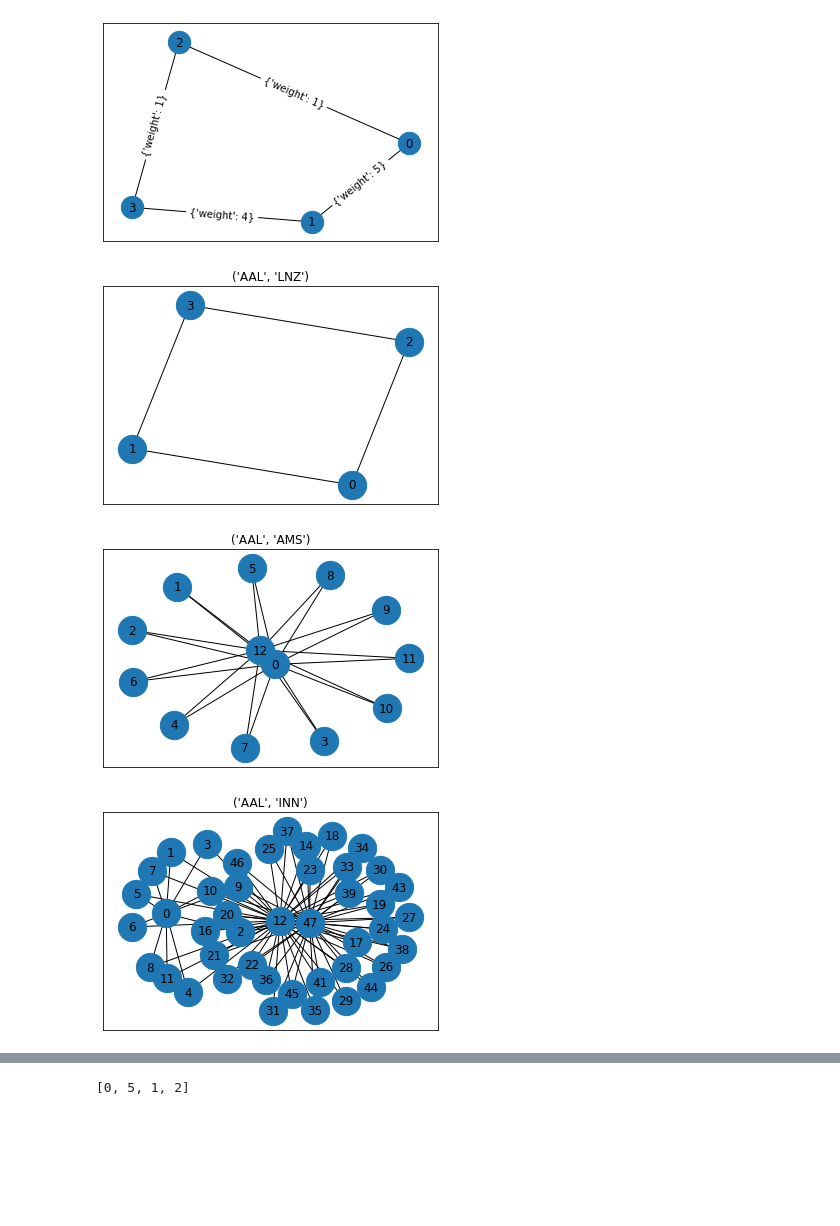
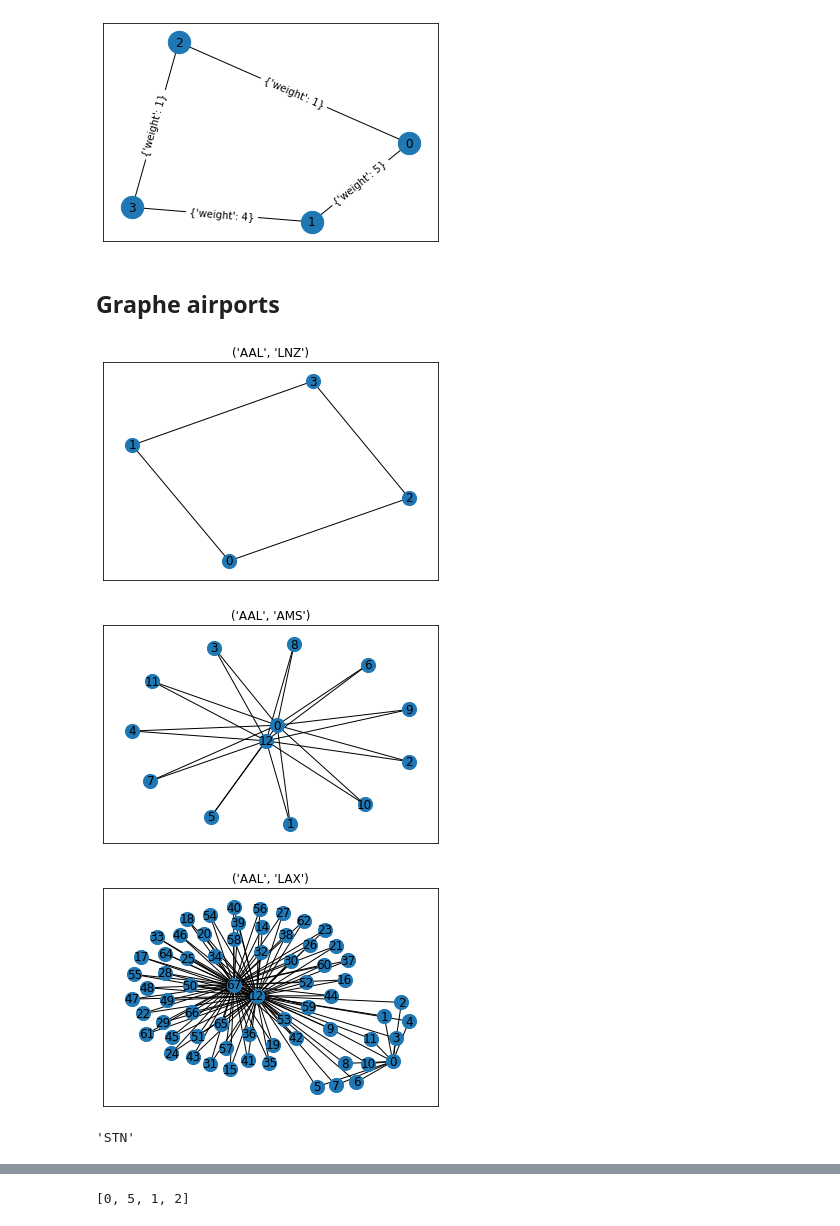
Before and after one commit to annevogel13/lifradaravion, a Jupyter notebook: NotebooksAnne/correspondance(1).ipynb, the cells around one changed output, grey strips where cells are left out. Saved outputs shown, nothing was run; the diff lists cells and outputs as text; code cells hidden in the pictures; blank space fills up the shorter version.

```diff
--- a/NotebooksAnne/correspondance(1).ipynb
+++ b/NotebooksAnne/correspondance(1).ipynb
@@ -97,4 +100,6 @@ nx.draw_networkx_edge_labels(G, pos)
 plt.show()
 # %% [output]
 [figure]
+# %% [markdown]
+##  Graphe airports
 # %%
@@ -128,36 +131,41 @@ def creation_edges(listConnections, graphe, listReference, code1, code2):
 def dessiner_graphe(nom_graphe, code1, code2):
  #spring_layout, shell_layout
     pos = nx.fruchterman_reingold_layout(nom_graphe)
-    nx.draw_networkx_nodes(nom_graphe, pos, node_size = 800)
+    nx.draw_networkx_nodes(nom_graphe, pos, node_size = 200)
     nx.draw_networkx_edges(nom_graphe,pos, edgelist= nom_graphe.edges(), edge_color='black')
     nx.draw_networkx_labels(nom_graphe, pos)
+    plt.autoscale()
     plt.title((code1,code2))
-    #nx.draw_networkx_edge_labels(nom_graphe, pos)
+    #nx.draw_networkx_edge_labels(nom_graphe, pos) # afficher le weight
 
     plt.show()
 # %%
 # werkt voor 'AAL' naar 'LNZ'
 list1 = correspondance_1airport_int('AAL', 'LNZ')
 graphe_test = nx.Graph()
 creation_edges(list1, graphe_test, [], 'AAL', 'LNZ')
 dessiner_graphe(graphe_test, 'AAL', 'LNZ')
 
 # test 2 'LYS' 'AMS'
 graphe_test2 = nx.Graph()
 creation_edges(correspondance_1airport_int('AAL', 'AMS'), graphe_test2, [], 'AAL', 'AMS')
 dessiner_graphe(graphe_test2,'AAL', 'AMS')
 
 # test 3
 graphe_test3 = nx.Graph()
-graphe_test4 = nx.Graph()
+
 list_test3 = creation_edges(correspondance_1airport_int('AAL', 'AMS'), graphe_test3, [], 'AAL', 'AMS')
-creation_edges(correspondance_1airport_int('AMS', 'INN'), graphe_test3, list_test3, 'AMS', 'INN')
+# si on reutilise le list_test3 on peu aggrandir notre carte, et du coup ajoute des correspondances
+list_resultat = creation_edges(correspondance_1airport_int('AMS', 'LAX'), graphe_test3, list_test3, 'AMS', 'LAX')
 
-dessiner_graphe(graphe_test3,'AAL', 'INN')
+dessiner_graphe(graphe_test3,'AAL', 'LAX')
+# on peut recupere le nom d'une airport intermediare par appele
+list_resultat[2]
 # %% [output]
-[figure, old version]
+[figure, new version]
-[figure, old version]
+[figure, new version]
-[figure, old version]
+[figure, new version]
+'STN'
 # %% [markdown]
 ## Dijkstra algorithme try 1
 inspiration from https://pythonalgos.com/dijkstras-algorithm-in-5-steps-with-python/
```
Also changed, not shown: parts of 5 cells of this notebook.
